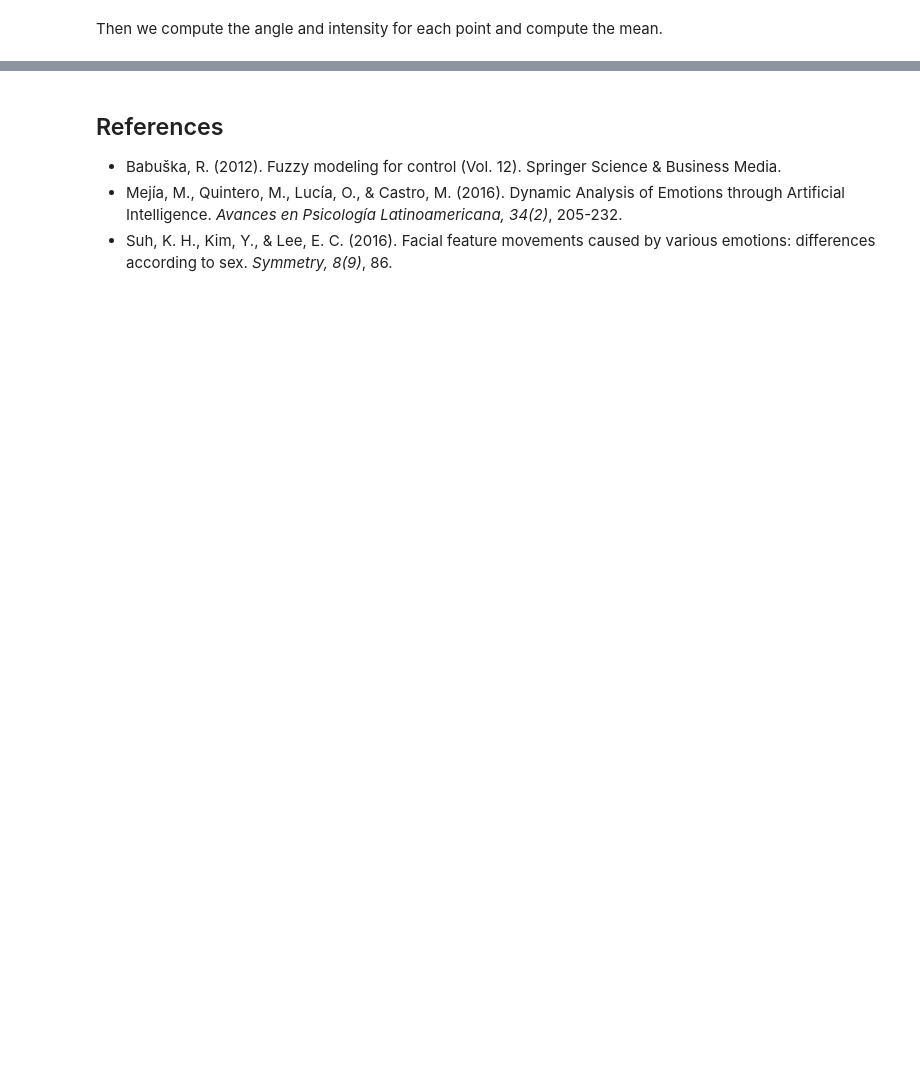
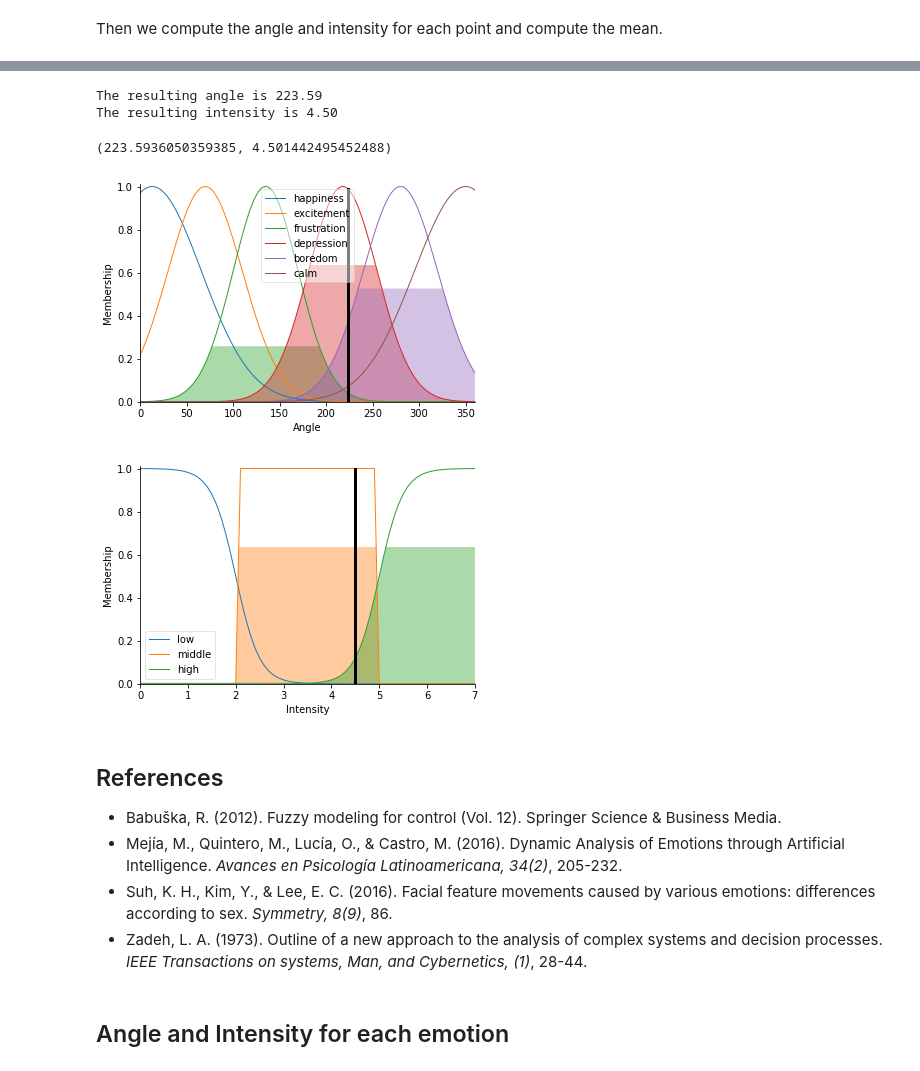
Before and after one commit to valentina2095/AI, a Jupyter notebook: FIS/FIS.ipynb, the cells around one changed output, grey strips where cells are left out. Cells and saved outputs as stored; diff of their text form; code cells hidden in the pictures; blank space fills up the shorter version.

```diff
--- a/FIS/FIS.ipynb
+++ b/FIS/FIS.ipynb
@@ -414,5 +403,16 @@ Mean intensity:  4.262189356023489
+# %%
+compute_AI(data_a[1], data_v[1], True)
+# %% [output]
+The resulting angle is 223.59
+The resulting intensity is 4.50
+(223.5936050359385, 4.501442495452488)
+[figure, added]
+[figure, added]
 # %% [markdown]
 ## References
 * Babuška, R. (2012). Fuzzy modeling for control (Vol. 12). Springer Science & Business Media.
 * Mejía, M., Quintero, M., Lucía, O., & Castro, M. (2016). Dynamic Analysis of Emotions through Artificial Intelligence. *Avances en Psicología Latinoamericana, 34(2)*, 205-232.
 * Suh, K. H., Kim, Y., & Lee, E. C. (2016). Facial feature movements caused by various emotions: differences according to sex. *Symmetry, 8(9)*, 86.
+* Zadeh, L. A. (1973). Outline of a new approach to the analysis of complex systems and decision processes. *IEEE Transactions on systems, Man, and Cybernetics, (1)*, 28-44.
+# %% [markdown]
+## Angle and Intensity for each emotion
```
Also changed, not shown: parts of 11 cells of this notebook, 3 other files.
